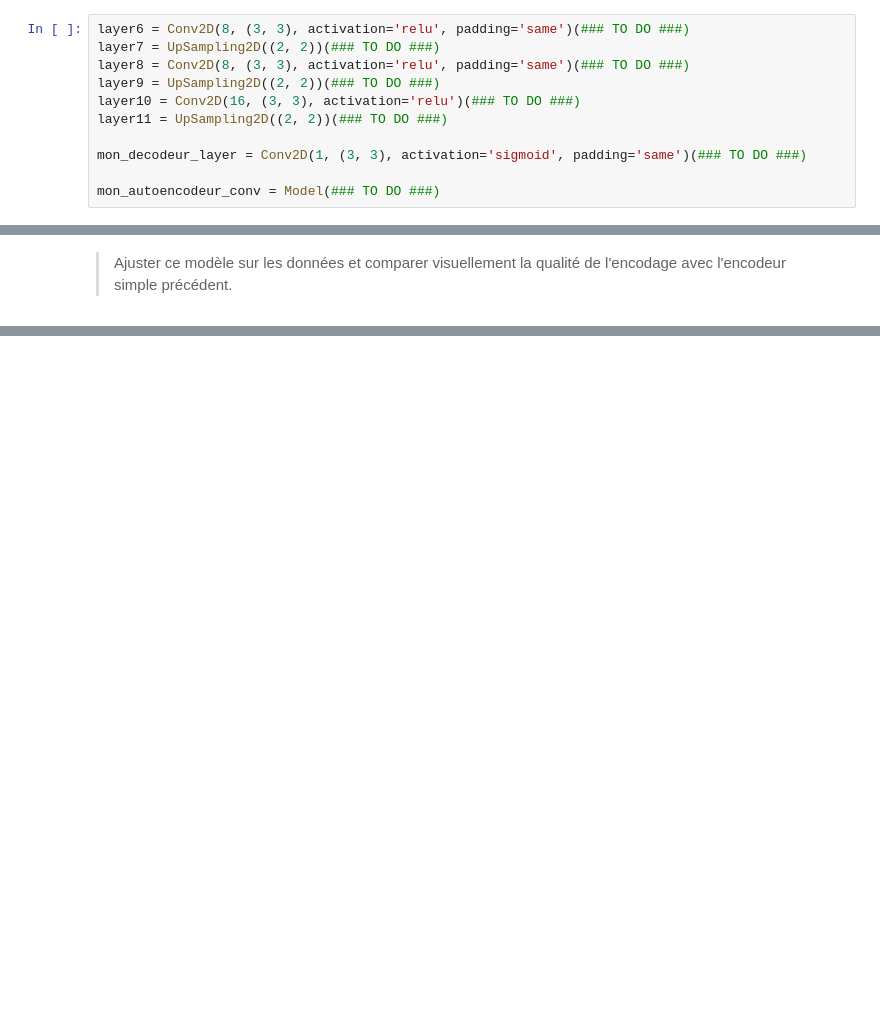
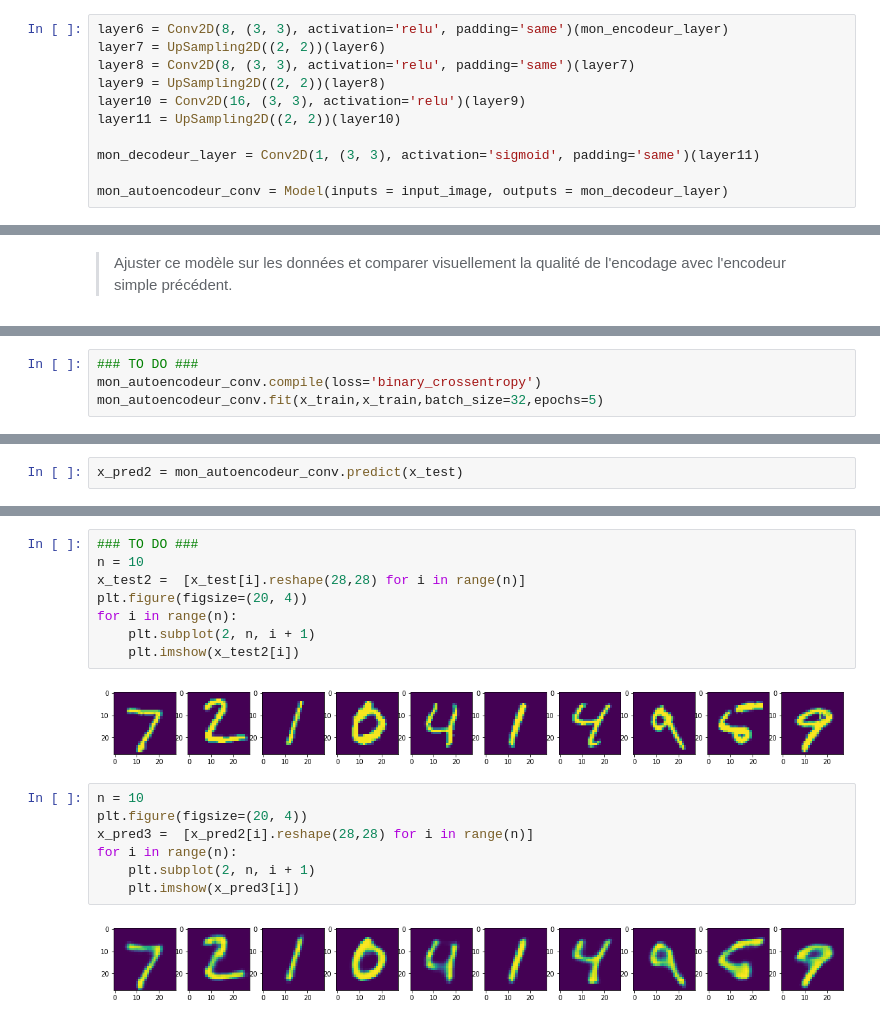
Before and after one commit to chloe-caville/APST2_Projet, a Jupyter notebook: Sarra_Works/Autoencoder_MNIST.ipynb, the cells around one changed output, grey strips where cells are left out. Drawn from its saved outputs; the diff is of its cells as text; blank space fills up the shorter version.

```diff
--- a/Sarra_Works/Autoencoder_MNIST.ipynb
+++ b/Sarra_Works/Autoencoder_MNIST.ipynb
@@ -212,16 +301,16 @@ mon_encodeur_layer = MaxPooling2D((2, 2), padding='same')(### TO DO ###)
 # %% [markdown]
 > Compléter la construction ci-dessous pour le decodeur et l'encodeur-décodeur complet.
 # %%
-layer6 = Conv2D(8, (3, 3), activation='relu', padding='same')(### TO DO ###)
-layer7 = UpSampling2D((2, 2))(### TO DO ###)
-layer8 = Conv2D(8, (3, 3), activation='relu', padding='same')(### TO DO ###)
-layer9 = UpSampling2D((2, 2))(### TO DO ###)
-layer10 = Conv2D(16, (3, 3), activation='relu')(### TO DO ###)
-layer11 = UpSampling2D((2, 2))(### TO DO ###)
+layer6 = Conv2D(8, (3, 3), activation='relu', padding='same')(mon_encodeur_layer)
+layer7 = UpSampling2D((2, 2))(layer6)
+layer8 = Conv2D(8, (3, 3), activation='relu', padding='same')(layer7)
+layer9 = UpSampling2D((2, 2))(layer8)
+layer10 = Conv2D(16, (3, 3), activation='relu')(layer9)
+layer11 = UpSampling2D((2, 2))(layer10)
 
-mon_decodeur_layer = Conv2D(1, (3, 3), activation='sigmoid', padding='same')(### TO DO ###)
+mon_decodeur_layer = Conv2D(1, (3, 3), activation='sigmoid', padding='same')(layer11)
 
-mon_autoencodeur_conv = Model(### TO DO ###)
+mon_autoencodeur_conv = Model(inputs = input_image, outputs = mon_decodeur_layer)
 # %% [markdown]
 Afficher l'architecture de votre réseau.
 # %%
@@ -232,0 +339,4 @@ Afficher l'architecture de votre réseau.
+# %%
+### TO DO ###
+mon_autoencodeur_conv.compile(loss='binary_crossentropy')
+mon_autoencodeur_conv.fit(x_train,x_train,batch_size=32,epochs=5)
@@ -232,0 +354,2 @@ Afficher l'architecture de votre réseau.
+# %%
+x_pred2 = mon_autoencodeur_conv.predict(x_test)
@@ -232,0 +358,19 @@ Afficher l'architecture de votre réseau.
+# %%
+### TO DO ###
+n = 10
+x_test2 =  [x_test[i].reshape(28,28) for i in range(n)]
+plt.figure(figsize=(20, 4))
+for i in range(n):
+    plt.subplot(2, n, i + 1)
+    plt.imshow(x_test2[i])
+# %% [output]
+[figure, added]
+# %%
+n = 10
+plt.figure(figsize=(20, 4))
+x_pred3 =  [x_pred2[i].reshape(28,28) for i in range(n)]
+for i in range(n):
+    plt.subplot(2, n, i + 1)
+    plt.imshow(x_pred3[i])
+# %% [output]
+[figure, added]
```
Also changed, not shown: parts of 24 cells of this notebook.
